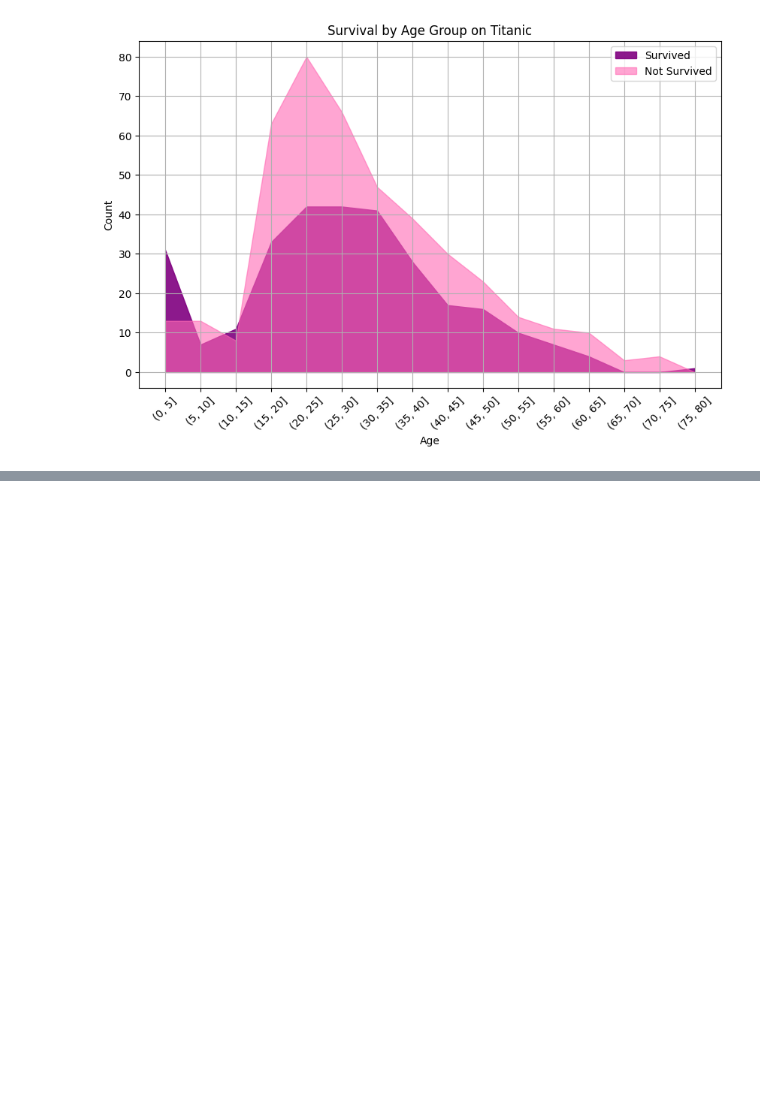
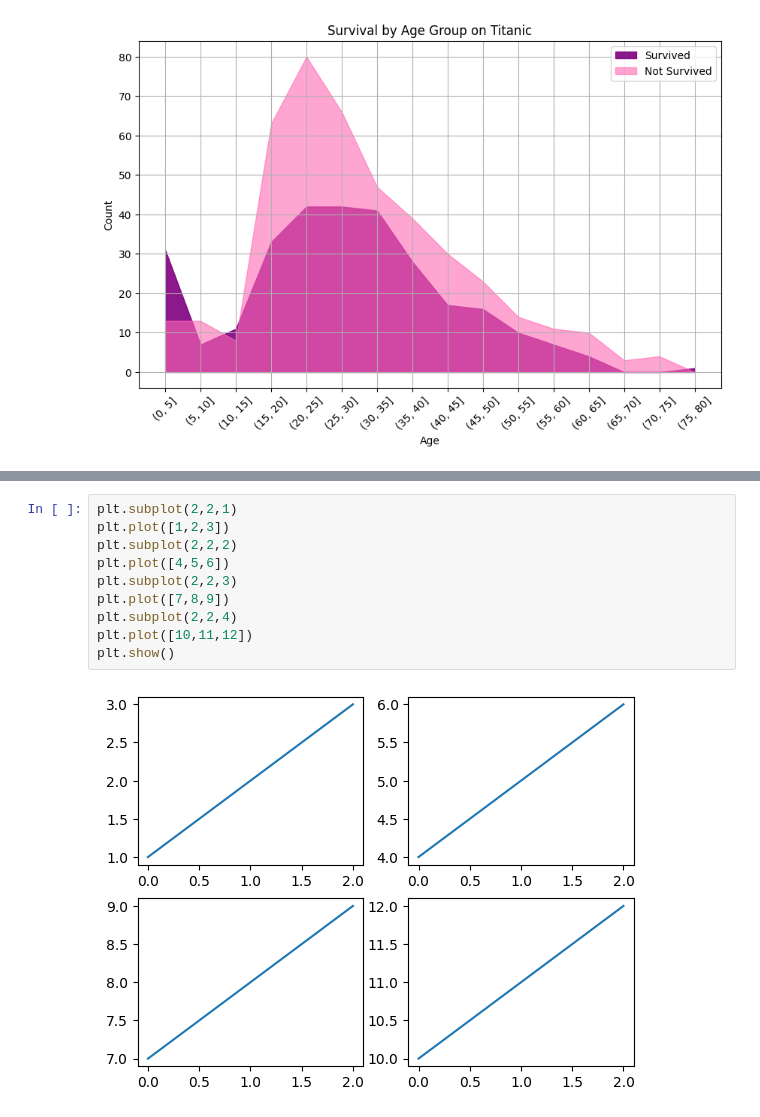
Before and after one commit to DDORINY/study_AI_26, a Jupyter notebook: 01_파이썬_데이터분석가되기/Matplotlib.ipynb, the cells around one changed output, grey strips where cells are left out. Drawn from its saved outputs; the diff is of its cells as text; blank space fills up the shorter version.

```diff
--- a/01_파이썬_데이터분석가되기/Matplotlib.ipynb
+++ b/01_파이썬_데이터분석가되기/Matplotlib.ipynb
@@ -598,0 +733,12 @@ plt.show()
+# %%
+plt.subplot(2,2,1)
+plt.plot([1,2,3])
+plt.subplot(2,2,2)
+plt.plot([4,5,6])
+plt.subplot(2,2,3)
+plt.plot([7,8,9])
+plt.subplot(2,2,4)
+plt.plot([10,11,12])
+plt.show()
+# %% [output]
+[figure, added]
```
Also changed, not shown: parts of 11 cells of this notebook.
